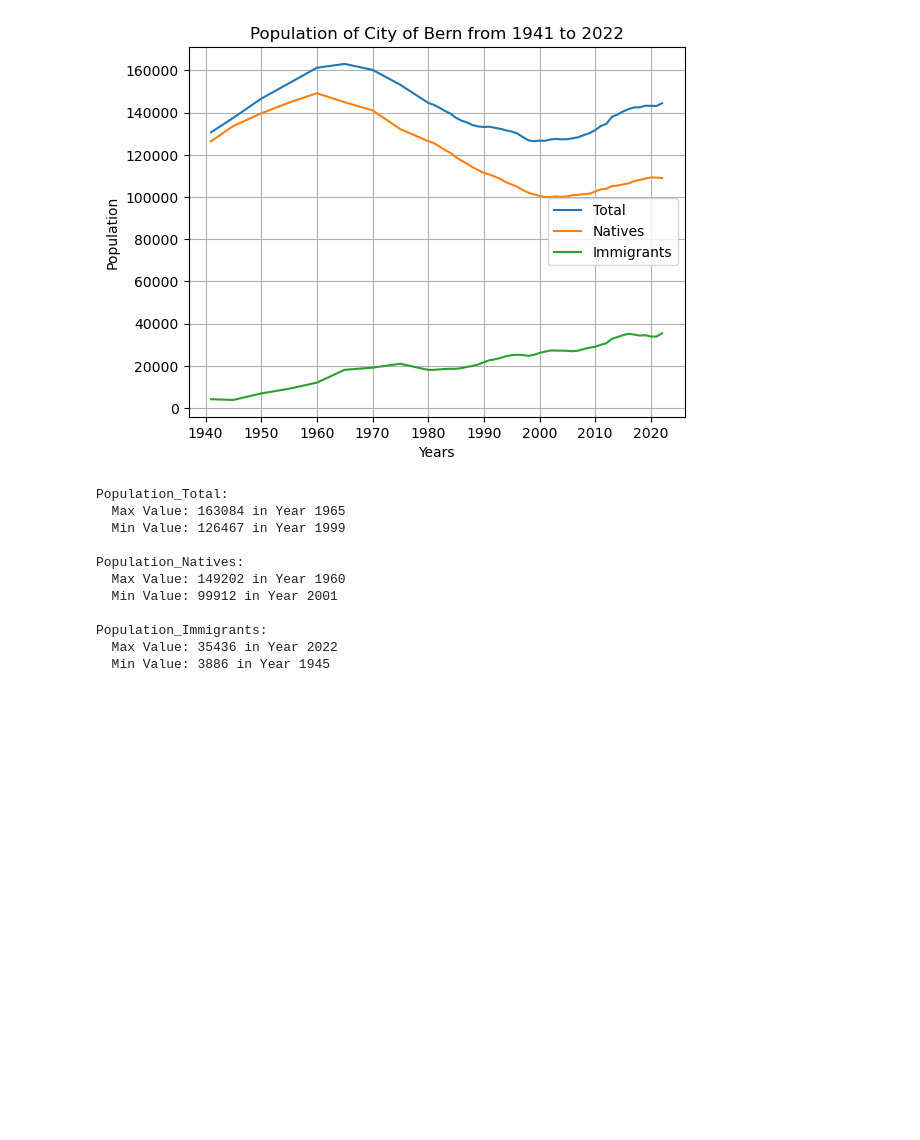
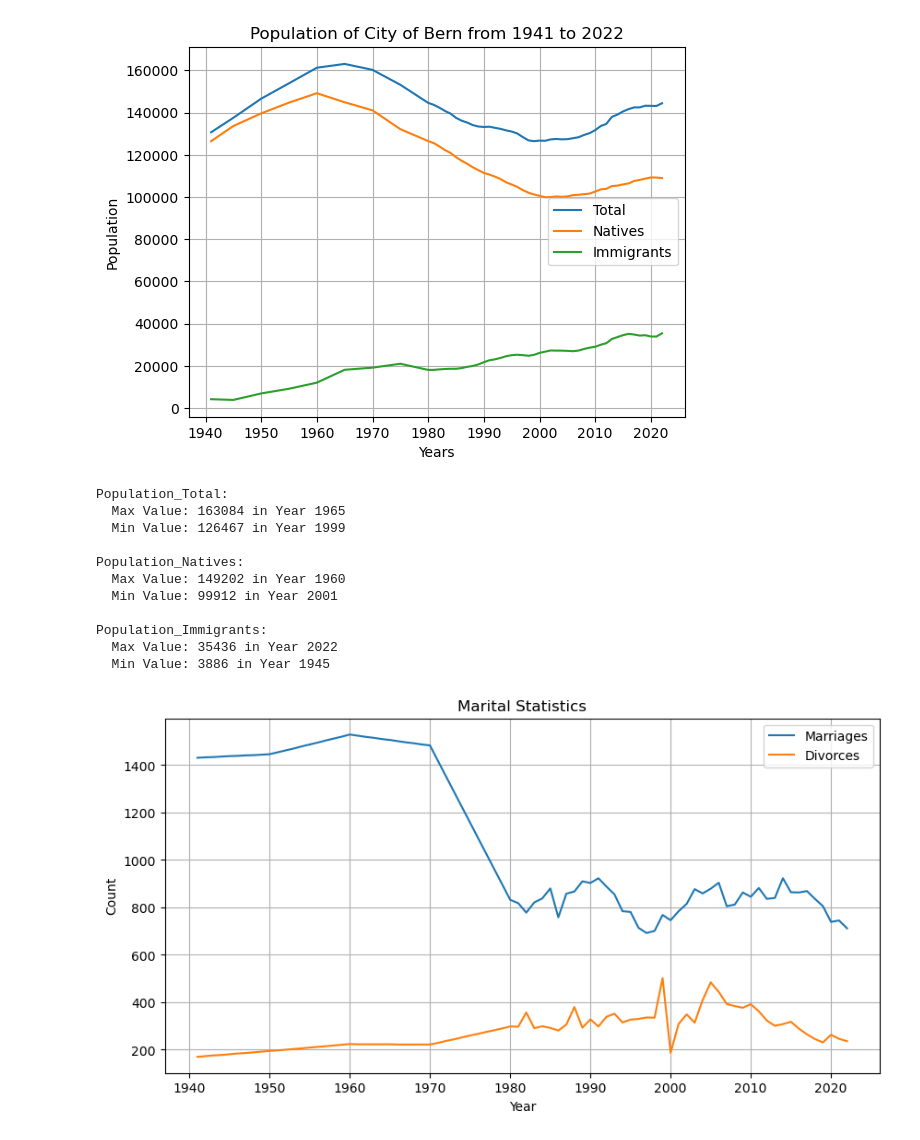
Before and after one commit to gboaventura93/project_Bern, a Jupyter notebook: analyse_data.ipynb, the cells around one changed output. Saved outputs shown, nothing was run; the diff lists cells and outputs as text; code cells hidden in the pictures; blank space fills up the shorter version.

Commit message:
data_visualization

```diff
--- a/project.ipynb
+++ b/analyse_data.ipynb
@@ -739,3 +739,13 @@ Population_Natives:
 Population_Immigrants:
   Max Value: 35436 in Year 2022
   Min Value: 3886 in Year 1945
+# %%
+#Marital Statistics
+df[['Year', 'Marriages', 'Divorces']].set_index('Year').plot(kind='line', figsize=(10, 5))
+plt.xlabel('Year')
+plt.ylabel('Count')
+plt.title('Marital Statistics')
+plt.grid(True)
+plt.show()
+# %% [output]
+[figure, added]
```
Also changed, not shown: parts of 6 cells of this notebook, 7 other files.
